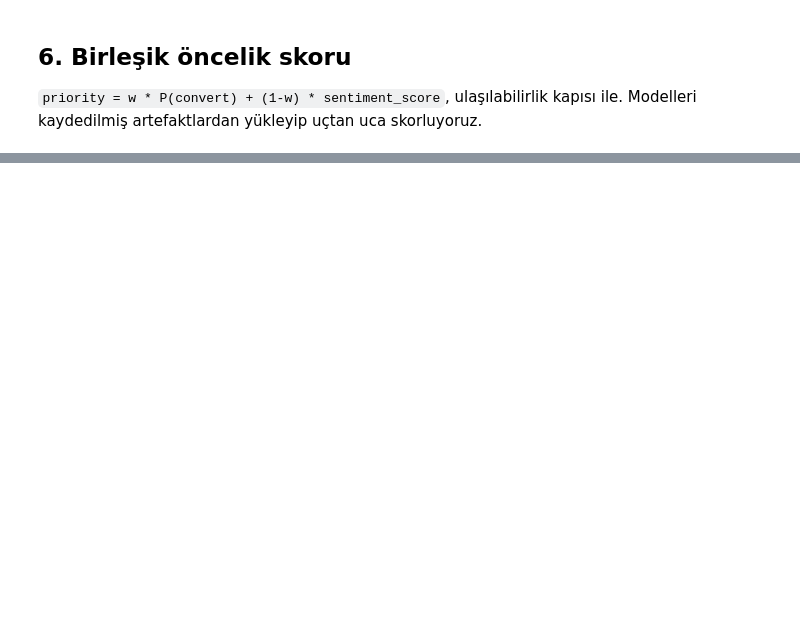
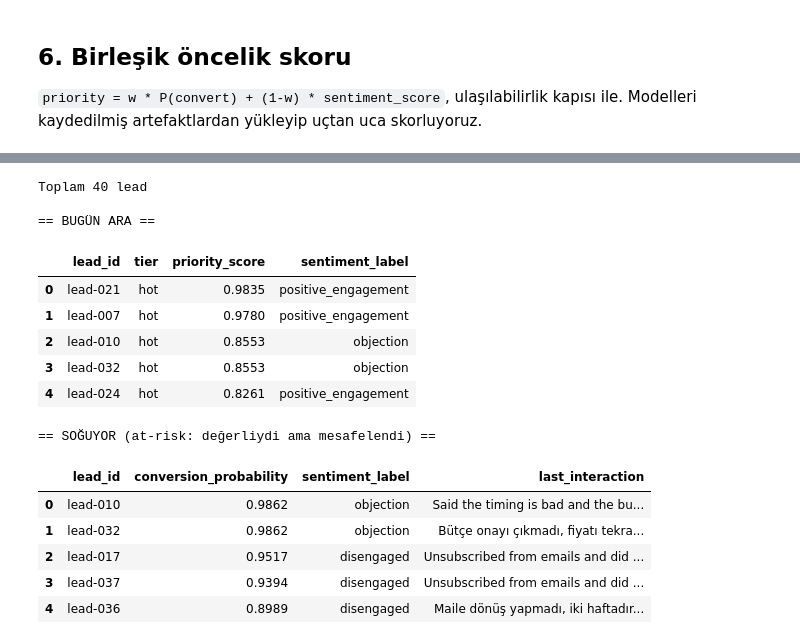
Before and after one commit to cagla0zturk/LEAD-SCORING-WITH-SENTIMENT-ANALYSIS, a Jupyter notebook: notebooks/01_eda_and_modeling.ipynb, the cells around one changed output, grey strips where cells are left out. Saved outputs shown, nothing was run; the diff lists cells and outputs as text; code cells hidden in the pictures; blank space fills up the shorter version.

Commit message:
Docs: update README and notebook for transformer sentiment and dashboard brief
Co-authored-by: Cagla Ozturk <cagla0zturk@users.noreply.github.com>

```diff
--- a/notebooks/01_eda_and_modeling.ipynb
+++ b/notebooks/01_eda_and_modeling.ipynb
@@ -267,0 +275,25 @@ pd.DataFrame(rows)
+# %%
+# Satış temsilcisinin sabah brief'i: "bugün ara" + "soğuyanlar"
+brief = service.morning_brief(n_call=5, n_cooling=5)
+print(f"Toplam {brief['total_leads']} lead\n")
+print("== BUGÜN ARA ==")
+display(pd.DataFrame(brief["call_today"])[["lead_id", "tier", "priority_score", "sentiment_label"]])
+print("== SOĞUYOR (at-risk: değerliydi ama mesafelendi) ==")
+display(pd.DataFrame(brief["cooling"])[["lead_id", "conversion_probability", "sentiment_label", "last_interaction"]])
+# %% [output]
+Toplam 40 lead
+
+== BUGÜN ARA ==
+|  | lead_id | tier | priority_score | sentiment_label |
+| 0 | lead-021 | hot | 0.9835 | positive_engagement |
+| 1 | lead-007 | hot | 0.9780 | positive_engagement |
+| 2 | lead-010 | hot | 0.8553 | objection |
+| 3 | lead-032 | hot | 0.8553 | objection |
+| 4 | lead-024 | hot | 0.8261 | positive_engagement |
+== SOĞUYOR (at-risk: değerliydi ama mesafelendi) ==
+|  | lead_id | conversion_probability | sentiment_label | last_interaction |
+| 0 | lead-010 | 0.9862 | objection | Said the timing is bad and the bu... |
+| 1 | lead-032 | 0.9862 | objection | Bütçe onayı çıkmadı, fiyatı tekra... |
+| 2 | lead-017 | 0.9517 | disengaged | Unsubscribed from emails and did ... |
+| 3 | lead-037 | 0.9394 | disengaged | Unsubscribed from emails and did ... |
+| 4 | lead-036 | 0.8989 | disengaged | Maile dönüş yapmadı, iki haftadır... |
```
Also changed, not shown: parts of 3 cells of this notebook, 2 other files.
